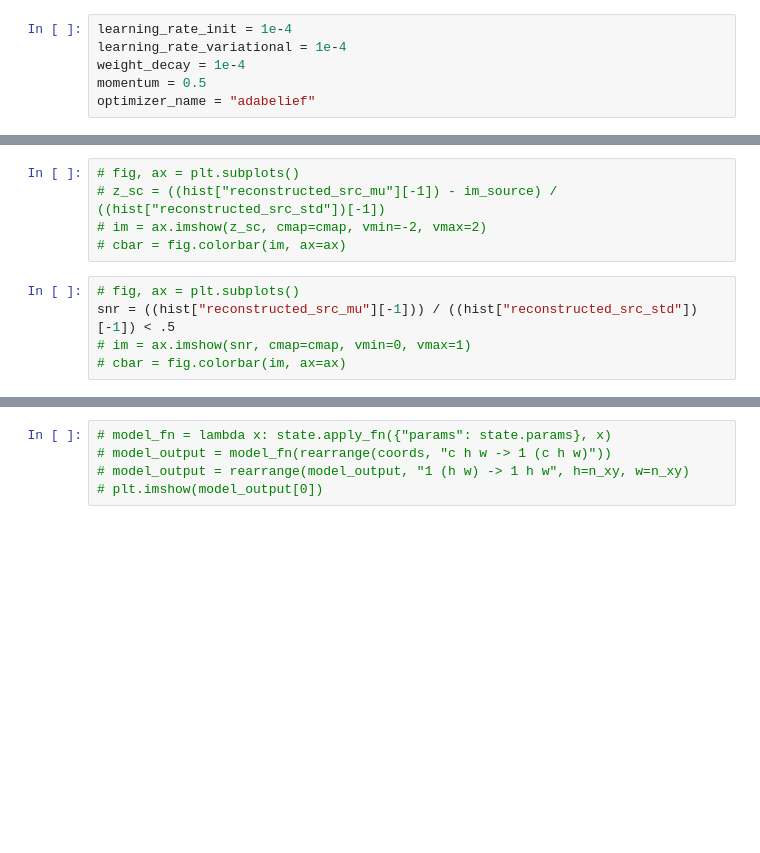
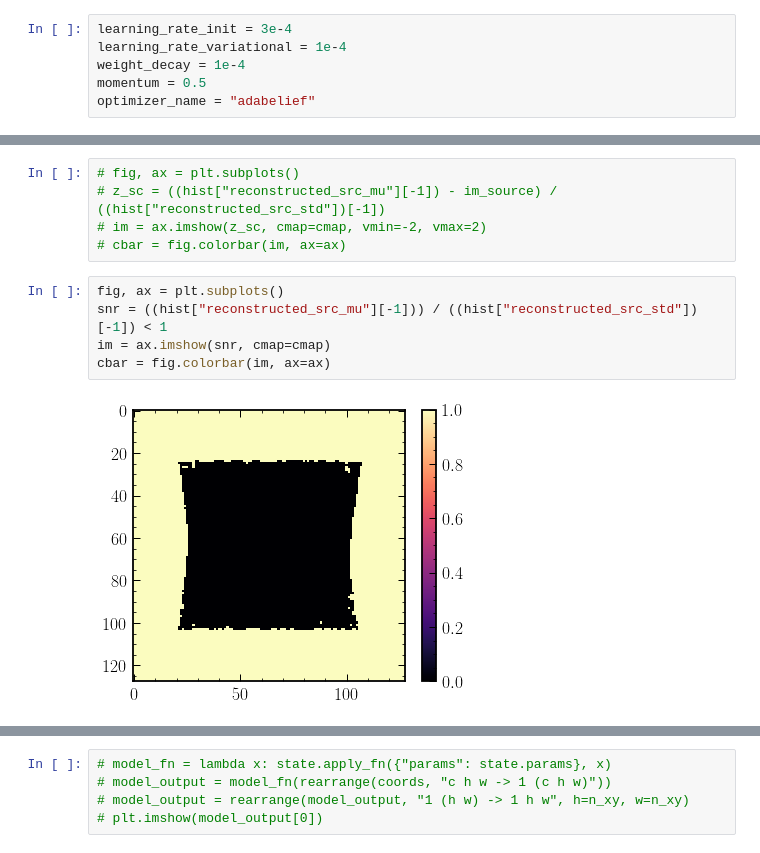
Before and after one commit to smsharma/lensing-neural-fields, a Jupyter notebook: notebooks/nerf_probabilistic_gigalens.ipynb, the cells around one changed output, grey strips where cells are left out. Drawn from its saved outputs; the diff is of its cells as text; blank space fills up the shorter version.

```diff
--- a/notebooks/nerf_probabilistic_gigalens.ipynb
+++ b/notebooks/nerf_probabilistic_gigalens.ipynb
@@ -348,7 +376,7 @@ def train_step(state, batch, key, learning_rate_fn):
 
     return train_loss, train_psnr, new_state
 # %%
-learning_rate_init = 1e-4
+learning_rate_init = 3e-4
 learning_rate_variational = 1e-4
 weight_decay = 1e-4
 momentum = 0.5
@@ -631,10 +683,12 @@ from lensing_sim.units import asctorad
 # im = ax.imshow(z_sc, cmap=cmap, vmin=-2, vmax=2)
 # cbar = fig.colorbar(im, ax=ax)
 # %%
-# fig, ax = plt.subplots()
-snr = ((hist["reconstructed_src_mu"][-1])) / ((hist["reconstructed_src_std"])[-1]) < .5
-# im = ax.imshow(snr, cmap=cmap, vmin=0, vmax=1)
-# cbar = fig.colorbar(im, ax=ax)
+fig, ax = plt.subplots()
+snr = ((hist["reconstructed_src_mu"][-1])) / ((hist["reconstructed_src_std"])[-1]) < 1
+im = ax.imshow(snr, cmap=cmap)
+cbar = fig.colorbar(im, ax=ax)
+# %% [output]
+[figure, added]
 # %%
 fig, (ax1, ax2, ax3, ax4, ax5, ax6) = plt.subplots(1, 6, figsize=(26, 4.5))
 
```
Also changed, not shown: parts of 28 cells of this notebook, 38 other files.
